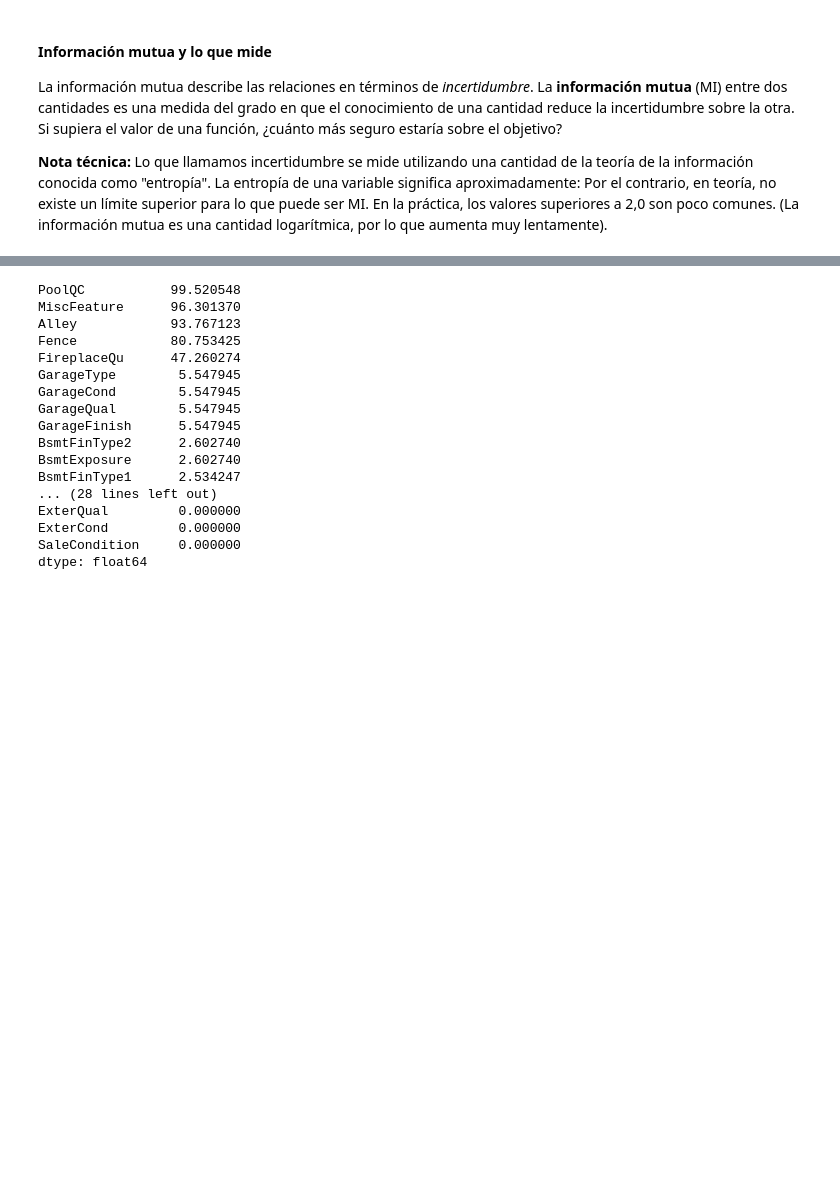
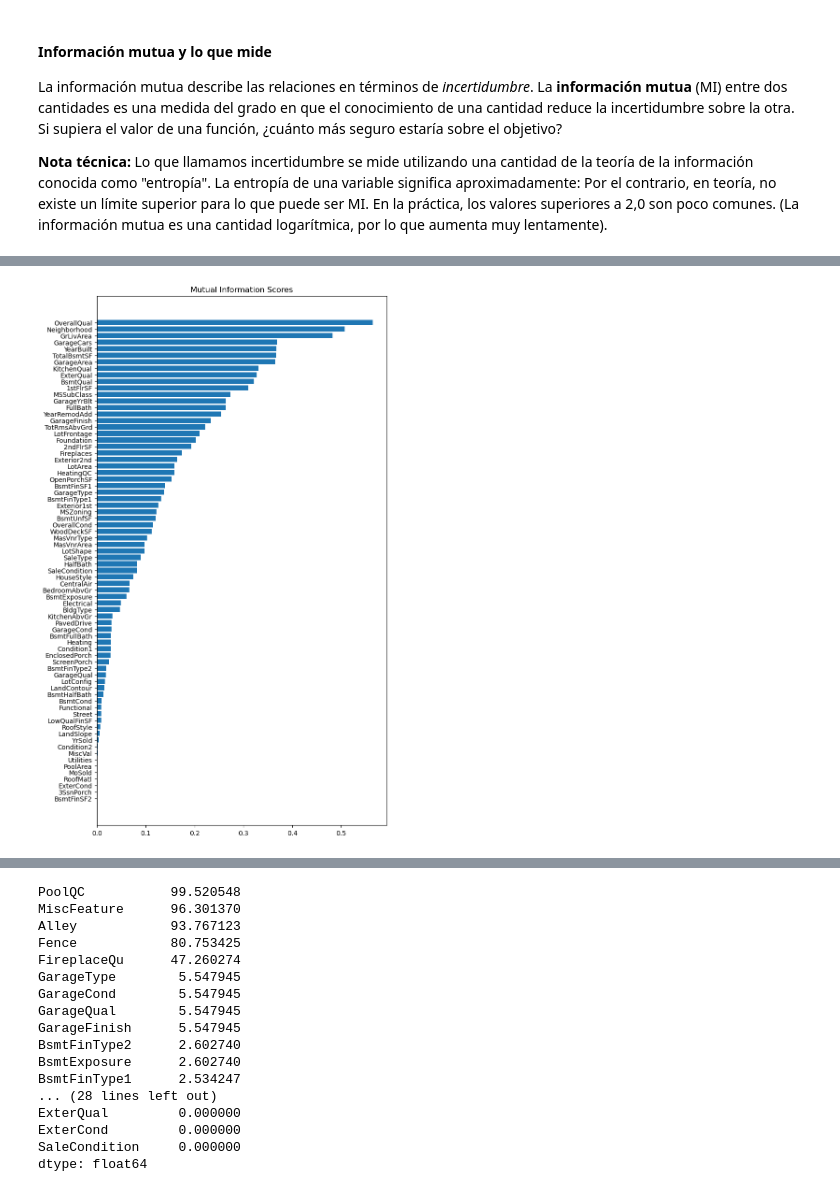
Before and after one commit to danieldhats7/Advanced_Regression_Techniques, a Jupyter notebook: notebooks/01_Mutual_information.ipynb, the cells around one changed output, grey strips where cells are left out. Cells and saved outputs as stored; diff of their text form; code cells hidden in the pictures; blank space fills up the shorter version.

```diff
--- a/notebooks/01_Mutual_information.ipynb
+++ b/notebooks/01_Mutual_information.ipynb
@@ -65,0 +79,3 @@ len(df_object)
+# %%
+X = df_.drop(['SalePrice'], axis=1)
+y = df.pop('SalePrice')
@@ -65,0 +86,7 @@ len(df_object)
+# %%
+discrete_features = df.dtypes == int
+# %%
+mi_scores = mutual_info_regression(X, y, discrete_features=discrete_features)
+# %%
+mi_scores = pd.Series(mi_scores, name="MI Scores", index=X.columns)
+mi_scores = mi_scores.sort_values(ascending=False)
@@ -65,0 +104,16 @@ len(df_object)
+# %%
+import matplotlib.pyplot as plt
+
+def plot_mi_scores(scores):
+    scores = scores.sort_values(ascending=True)
+    width = np.arange(len(scores))
+    ticks = list(scores.index)
+    plt.barh(width, scores)
+    plt.yticks(width, ticks, fontsize=10)
+    plt.title("Mutual Information Scores")
+
+
+plt.figure(dpi=100, figsize=(8, 15))
+plot_mi_scores(mi_scores)
+# %% [output]
+[figure, added]
```
Also changed, not shown: parts of 19 cells of this notebook.
